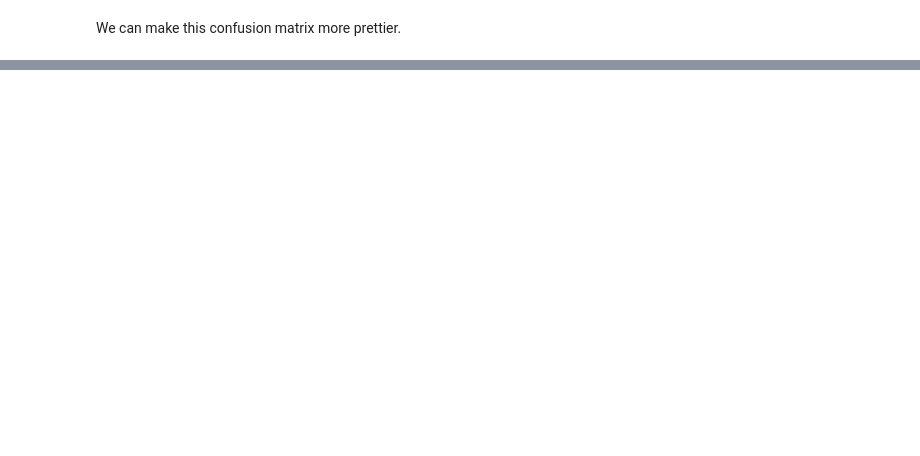
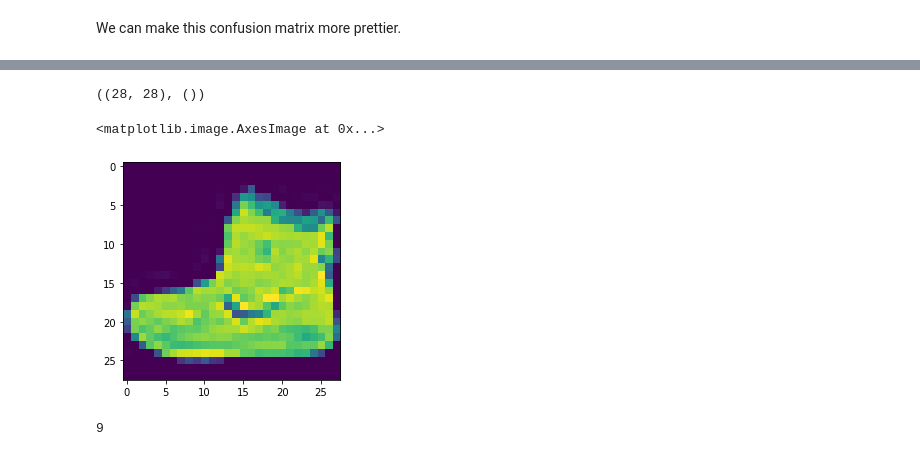
Before and after one commit to Kaushal-Top5699/classification_NN_tensorflow, a Jupyter notebook: classification_NN_tensorflow.ipynb, the cells around one changed output, grey strips where cells are left out. Saved outputs shown, nothing was run; the diff lists cells and outputs as text; code cells hidden in the pictures; blank space fills up the shorter version.

Commit message:
Working with fashion-mnist dataset.

```diff
--- a/classification_NN_tensorflow.ipynb
+++ b/classification_NN_tensorflow.ipynb
@@ -880,0 +889,6 @@ for i, j in itertools.product(range(cm.shape[0]), range(cm.shape[1])):
+# %%
+import tensorflow as tf
+from tensorflow.keras.datasets import fashion_mnist
+# Data is already sorted into traing and test sets.
+
+(train_data, train_labels), (test_data, test_labels) = fashion_mnist.load_data()
@@ -880,0 +926,16 @@ for i, j in itertools.product(range(cm.shape[0]), range(cm.shape[1])):
+# %%
+# Check the shape.
+train_data[0].shape, train_labels[0].shape
+# %% [output]
+((28, 28), ())
+# %%
+import matplotlib.pyplot as plt
+
+plt.imshow(train_data[0])
+# %% [output]
+<matplotlib.image.AxesImage at 0x...>
+[figure, added]
+# %%
+train_labels[0]
+# %% [output]
+9
```
Also changed, not shown: parts of 26 cells of this notebook.
